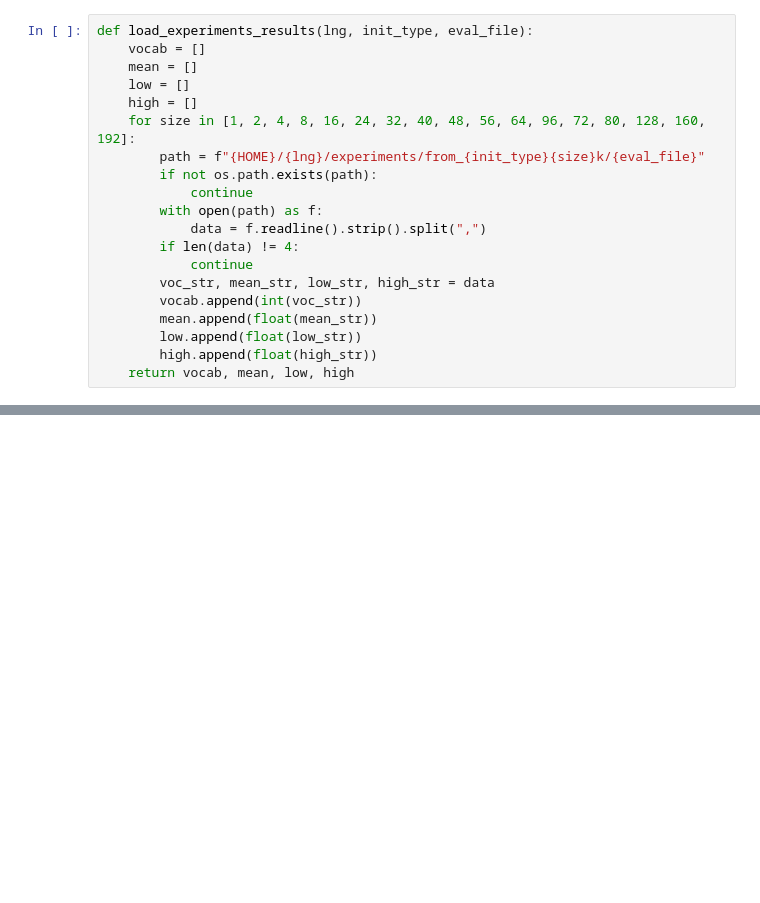
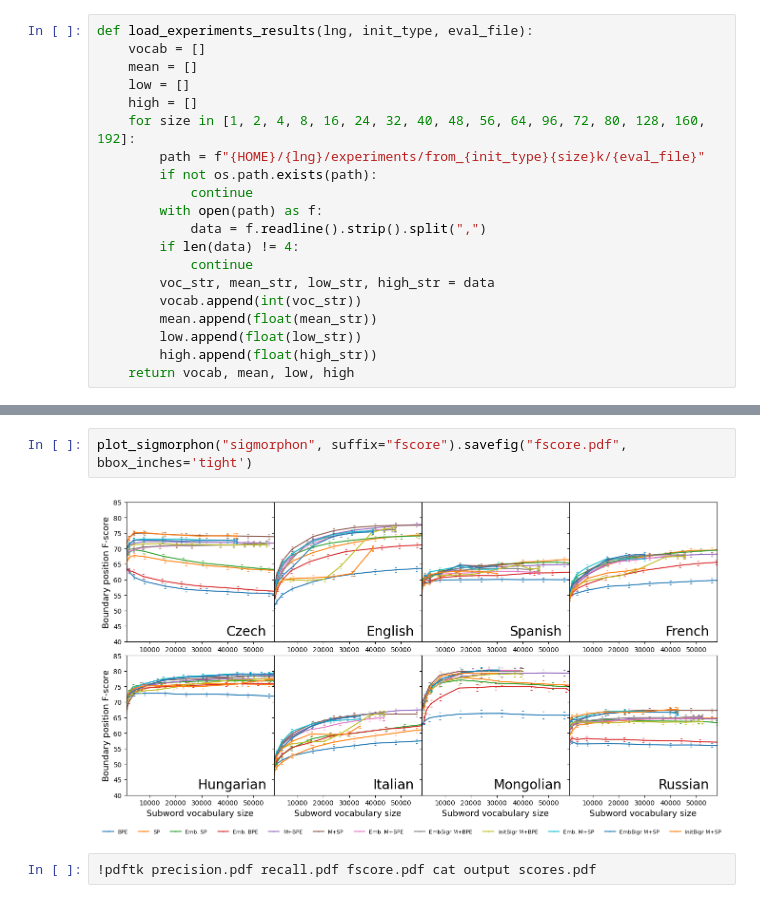
Before and after one commit to ufal/legros-paper, a Jupyter notebook: notebooks/Intrinsic evaluation.ipynb, the cells around one changed output, grey strips where cells are left out. Drawn from its saved outputs; the diff is of its cells as text; blank space fills up the shorter version.

```diff
--- a/notebooks/Intrinsic evaluation.ipynb
+++ b/notebooks/Intrinsic evaluation.ipynb
@@ -145,0 +198,6 @@ plot_sigmorphon("sigmorphon")
+# %%
+plot_sigmorphon("sigmorphon", suffix="fscore").savefig("fscore.pdf", bbox_inches='tight')
+# %% [output]
+[figure, added]
+# %%
+!pdftk precision.pdf recall.pdf fscore.pdf cat output scores.pdf
```
Also changed, not shown: parts of 10 cells of this notebook, 14 other files.
